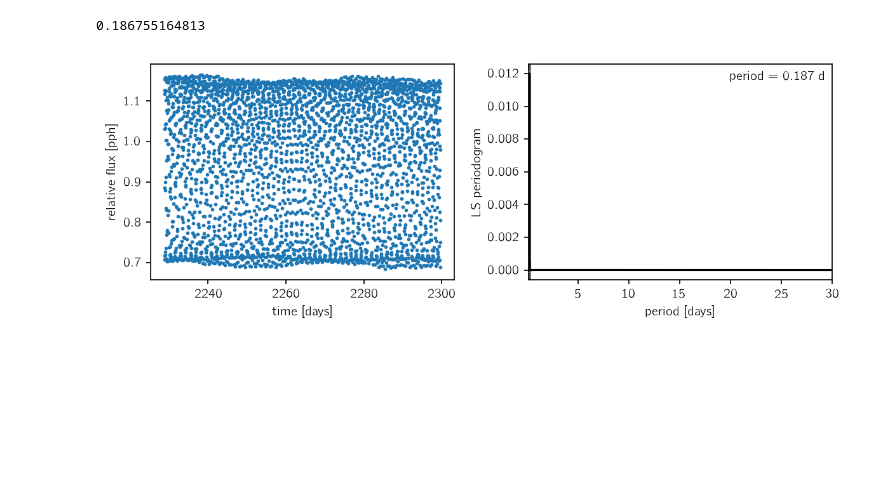
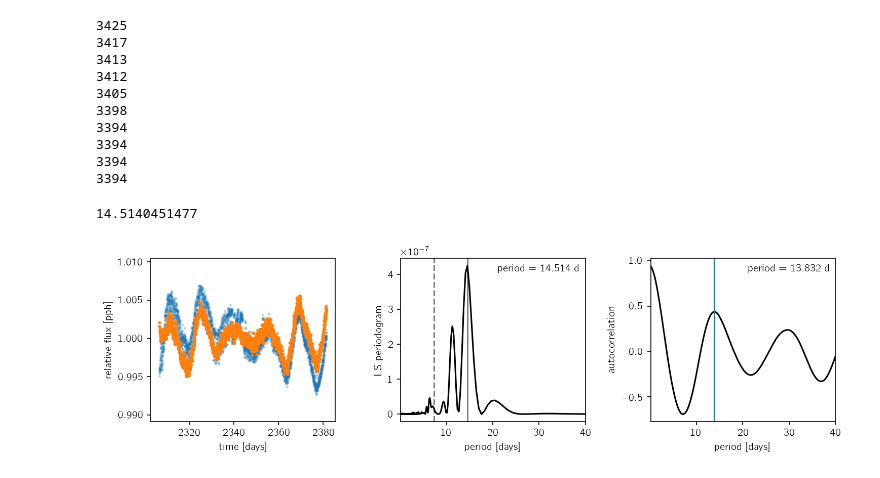
Before and after one commit to dfm/rotate, a Jupyter notebook: new-everest.ipynb, the cells around one changed output. Saved outputs shown, nothing was run; the diff lists cells and outputs as text; code cells hidden in the pictures; blank space fills up the shorter version.

Commit message:
coding up models

```diff
--- a/new-everest.ipynb
+++ b/new-everest.ipynb
@@ -9,4 +9,10 @@ import numpy as np
 import matplotlib.pyplot as plt
 # %%
 import everest
+# %%
+def sigma_clip(f, nsig=5):
+    f = everest.math.SavGol(f)
+    mu = np.median(f)
+    std = np.sqrt(np.median((f - mu)**2))
+    return np.abs(f - mu) < nsig*std
 # %%
@@ -44,42 +61,98 @@ plt.plot(t, fsap, 'k.');
+# %%
+# B = F / fsap.reshape(-1, 1)
+# w = np.linalg.solve(np.dot(B.T, B), np.dot(B.T, fsap-1.0))
+# flux = fsap - np.dot(B, w)
+
+# plt.plot(t, flux, ".")
+
+for i in range(10):
+    # Use first order PLD as a guess:
+    B = F / fsap.reshape(-1, 1)
+    w = np.linalg.solve(np.dot(B.T, B), np.dot(B.T, fsap-1.0))
+    flux = fsap - np.dot(B, w)
+
+    mask = sigma_clip(flux)
+    t = np.array(t[mask])
+    fsap = np.array(fsap[mask])
+    F = np.array(F[mask, :])
+    flux = flux[mask]
+    print(len(t))
+
+# plt.plot(t, flux[mask], ".")
+# %% [output]
+3425
+3417
+3413
+3412
+3405
+3398
+3394
+3394
+3394
+3394
 # %%
 from astropy.stats import LombScargle
+from emcee.autocorr import function_1d
+from scipy.ndimage.filters import gaussian_filter
 
 # First guess at the period
-min_period, max_period = 0.1, 30.0
+min_period, max_period = 0.1, 40.0
 
 freq = np.linspace(1.0 / max_period, 1.0 / min_period, 5000)
-model = LombScargle(t, fsap)
+model = LombScargle(t, flux)
 power = model.power(freq, method="fast", normalization="psd")
 power /= len(t)
 power0 = np.array(power)
 
 # Filter
 freq0 = 1.0 / 10.0
 filt = 1.0 / np.sqrt(1 + (freq0 / freq) ** (2*3))
 power *= filt
 
 period = 1.0 / freq[np.argmax(power)]
 print(period)
 
-fig, axes = plt.subplots(1, 2, figsize=(8, 3))
-axes[0].scatter(t, fsap, s=3)
+# Acor
+xx = np.arange(t.min(), t.max(), np.median(np.diff(t)))
+tau = xx - xx.min()
+acor = function_1d(np.interp(xx, t, flux))
+acor = gaussian_filter(acor, 10)
+peaks = (acor[1:-1] > acor[:-2]) & (acor[1:-1] > acor[2:])
+max_acor = tau[1:-1][peaks][np.argsort(acor[1:-1][peaks])]
+max_acor = max_acor[(max_acor > min_period) & (max_acor < max_period)]
+if len(max_acor):
+    max_acor = max_acor[-1]
+else:
+    max_acor = max_period
+
+fig, axes = plt.subplots(1, 3, figsize=(10, 3))
+axes[0].scatter(t, fsap, s=3, alpha=0.2)
+axes[0].scatter(t, flux, s=3)
 axes[0].set_ylabel("relative flux [pph]")
 axes[0].set_xlabel("time [days]")
 
 axes[1].plot(1.0 / freq, power, "k")
 axes[1].axvline(period, color="k", alpha=0.5)
 axes[1].axvline(0.5 * period, color="k", ls="dashed", alpha=0.5)
 axes[1].set_xlabel("period [days]")
 axes[1].set_ylabel("LS periodogram")
 axes[1].annotate("period = {0:.3f} d".format(period), xy=(1, 1), xycoords="axes fraction",
                  ha="right", va="top", xytext=(-5, -5), textcoords="offset points")
 
 axes[1].set_xlim(min_period, max_period)
 
+axes[2].plot(tau, acor, "k")
+axes[2].set_xlim(min_period, max_period)
+axes[2].axvline(max_acor)
+axes[2].set_xlabel("period [days]")
+axes[2].set_ylabel("autocorrelation")
+axes[2].annotate("period = {0:.3f} d".format(max_acor), xy=(1, 1), xycoords="axes fraction",
+                 ha="right", va="top", xytext=(-5, -5), textcoords="offset points")
+
 fig.set_tight_layout(True)
 # %% [output]
-0.186755164813
+14.5140451477
-[figure, old version]
+[figure, new version]
 # %%
 from itertools import combinations_with_replacement as multichoose
 
```
Also changed, not shown: parts of 28 cells of this notebook, 1 other file.
